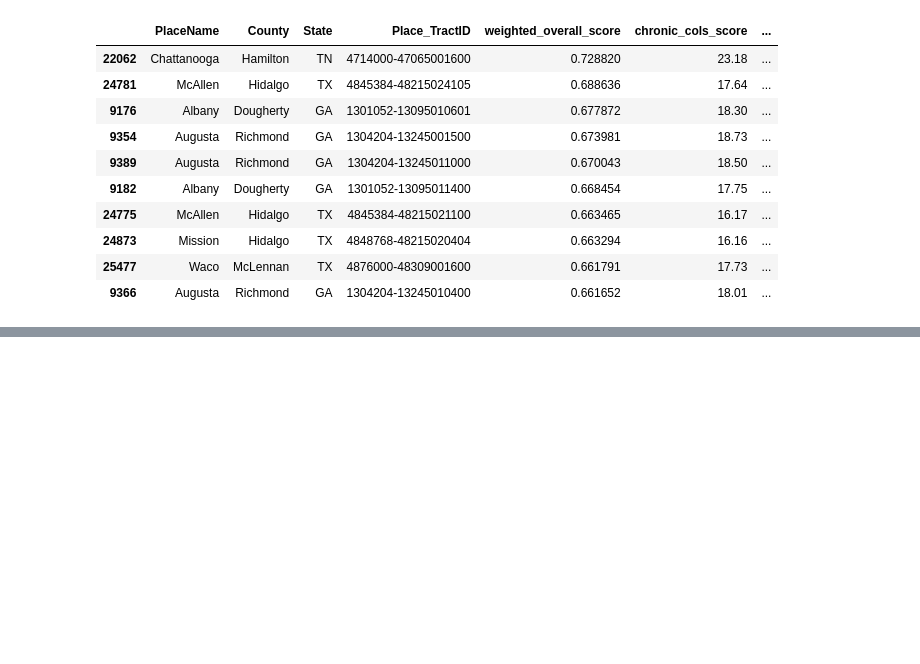
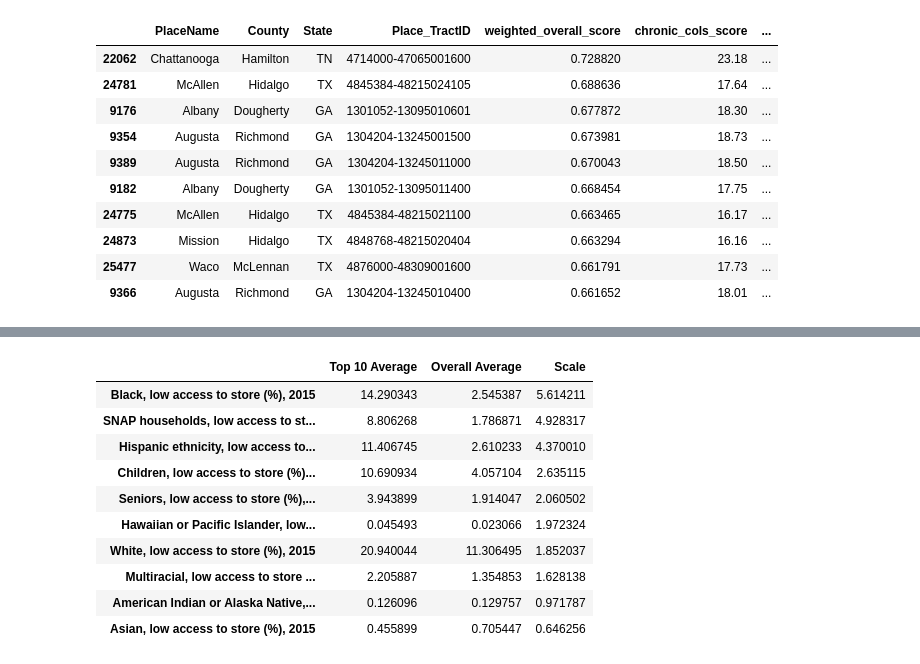
Before and after one commit to hibaali120/Data-Challenge, a Jupyter notebook: Notebook/data_analysis.ipynb, the cells around one changed output, grey strips where cells are left out. Saved outputs shown, nothing was run; the diff lists cells and outputs as text; code cells hidden in the pictures; blank space fills up the shorter version.

```diff
--- a/Notebook/data_analysis.ipynb
+++ b/Notebook/data_analysis.ipynb
@@ -262,0 +289,40 @@ df[['PlaceName','County','State','Place_TractID','weighted_overall_score','chron
+# %%
+#Guiding Question #2: Who should we target within these areas?
+
+#assuming we are using weighted_overall_score as the final score:
+top_10_highest_need = df.head(10)
+
+#Now, we will examine which demographic groups show the highest need in the previously calculated high-scoring locations. For this approach,
+#I will use the columns that relate to demographic information.
+
+demographic_cols = ['SNAP households, low access to store (%), 2015',
+    'Children, low access to store (%), 2015',
+    'Seniors, low access to store (%), 2015',
+    'White, low access to store (%), 2015',
+    'Black, low access to store (%), 2015',
+    'Hispanic ethnicity, low access to store (%), 2015',
+    'Asian, low access to store (%), 2015',
+    'American Indian or Alaska Native, low access to store (%), 2015',
+    'Hawaiian or Pacific Islander, low access to store (%), 2015',
+    'Multiracial, low access to store (%), 2015']
+
+#Compare the averages above to the population average:
+comparison = pd.DataFrame({
+    "Top 10 Average": df.head(10)[demographic_cols].mean(),
+    "Overall Average": df[demographic_cols].mean(),
+    "Scale": df.head(10)[demographic_cols].mean() / df[demographic_cols].mean()
+})
+
+comparison.sort_values("Scale", ascending=False)
+# %% [output]
+|  | Top 10 Average | Overall Average | Scale |
+| Black, low access to store (%), 2015 | 14.290343 | 2.545387 | 5.614211 |
+| SNAP households, low access to st... | 8.806268 | 1.786871 | 4.928317 |
+| Hispanic ethnicity, low access to... | 11.406745 | 2.610233 | 4.370010 |
+| Children, low access to store (%)... | 10.690934 | 4.057104 | 2.635115 |
+| Seniors, low access to store (%),... | 3.943899 | 1.914047 | 2.060502 |
+| Hawaiian or Pacific Islander, low... | 0.045493 | 0.023066 | 1.972324 |
+| White, low access to store (%), 2015 | 20.940044 | 11.306495 | 1.852037 |
+| Multiracial, low access to store ... | 2.205887 | 1.354853 | 1.628138 |
+| American Indian or Alaska Native,... | 0.126096 | 0.129757 | 0.971787 |
+| Asian, low access to store (%), 2015 | 0.455899 | 0.705447 | 0.646256 |
```
Also changed, not shown: parts of 4 cells of this notebook.
